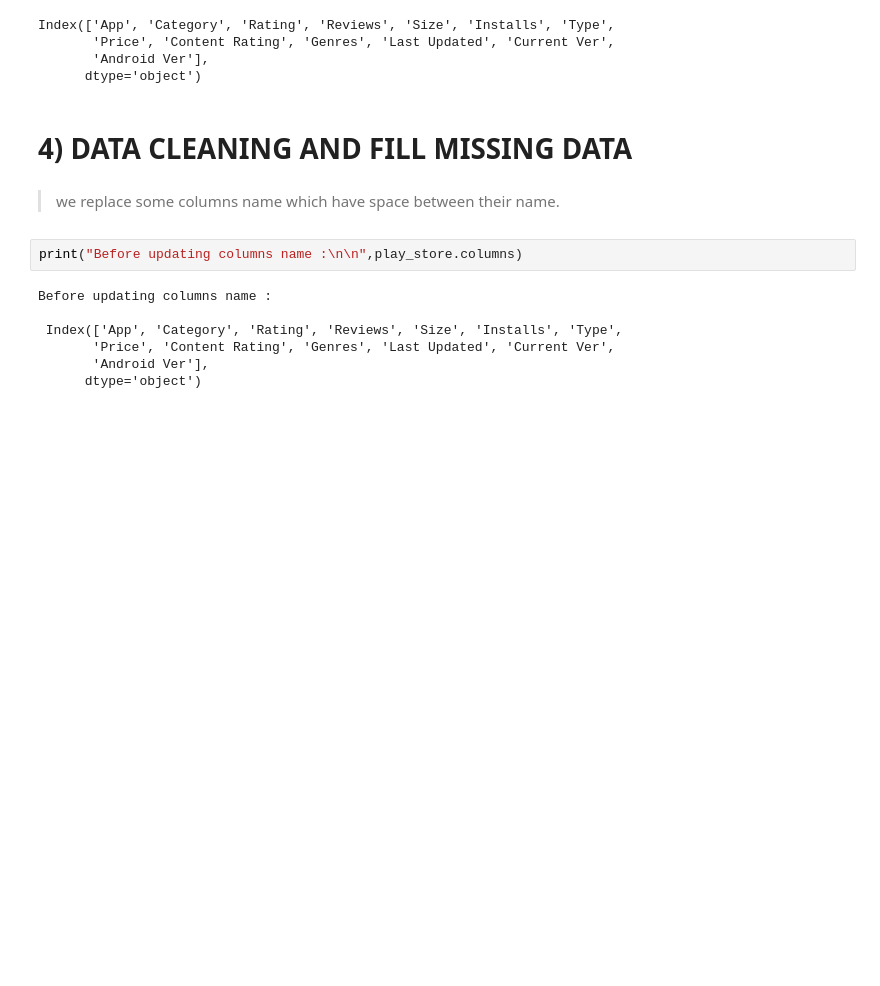
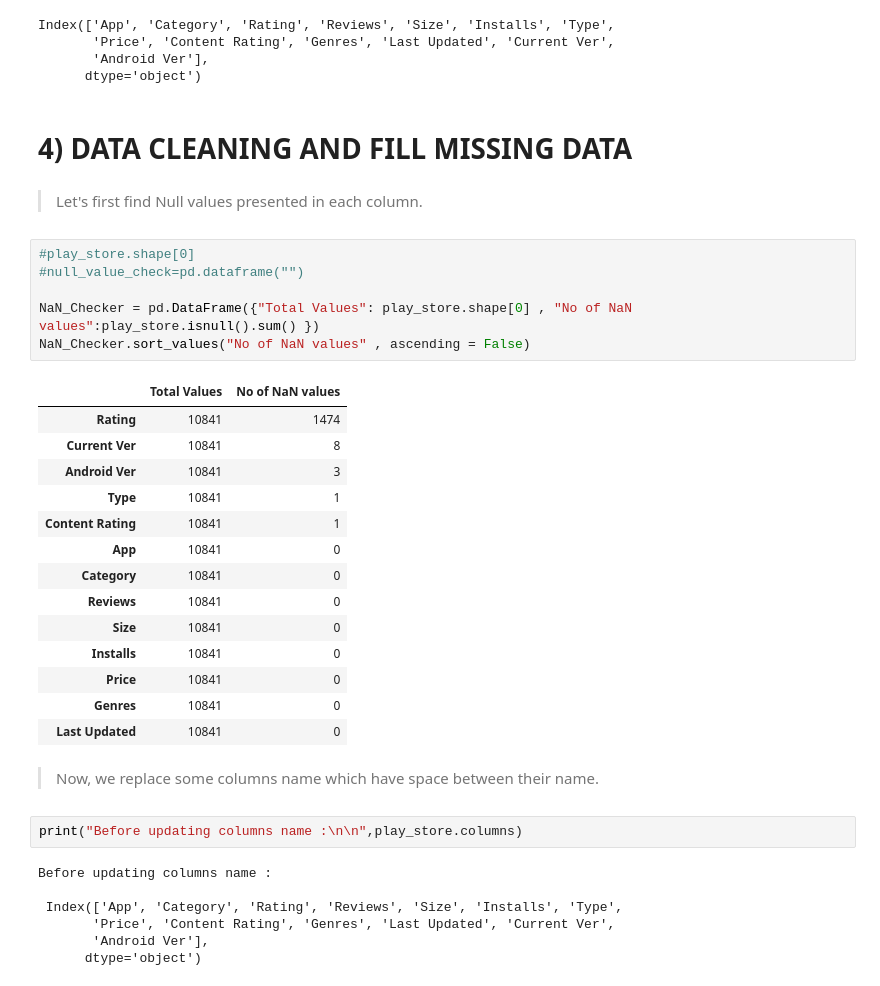
Before and after one commit to kuldip-datascience/Play_store_eda, a Jupyter notebook: Kuldip_parmar.ipynb, the cells around one changed output. Drawn from its saved outputs; the diff is of its cells as text; blank space fills up the shorter version.

```diff
--- a/Kuldip_parmar.ipynb
+++ b/Kuldip_parmar.ipynb
@@ -86,10 +86,35 @@ Index(['App', 'Category', 'Rating', 'Reviews', 'Size', 'Installs', 'Type',
       dtype='object')
 # %% [markdown]
 # **4) DATA CLEANING AND FILL MISSING DATA**
+# %% [markdown]
+
+
+> Let's first find Null values presented in each column.
+# %%
+#play_store.shape[0]
+#null_value_check=pd.dataframe("")
+
+NaN_Checker = pd.DataFrame({"Total Values": play_store.shape[0] , "No of NaN values":play_store.isnull().sum() })
+NaN_Checker.sort_values("No of NaN values" , ascending = False)
+# %% [output]
+|  | Total Values | No of NaN values |
+| Rating | 10841 | 1474 |
+| Current Ver | 10841 | 8 |
+| Android Ver | 10841 | 3 |
+| Type | 10841 | 1 |
+| Content Rating | 10841 | 1 |
+| App | 10841 | 0 |
+| Category | 10841 | 0 |
+| Reviews | 10841 | 0 |
+| Size | 10841 | 0 |
+| Installs | 10841 | 0 |
+| Price | 10841 | 0 |
+| Genres | 10841 | 0 |
+| Last Updated | 10841 | 0 |
 # %% [markdown]
 
 
-> we replace some columns name which have space between their name.
+> Now, we replace some columns name which have space between their name.
 # %%
 print("Before updating columns name :\n\n",play_store.columns)
 # %% [output]
```
Also changed, not shown: parts of 11 cells of this notebook.
